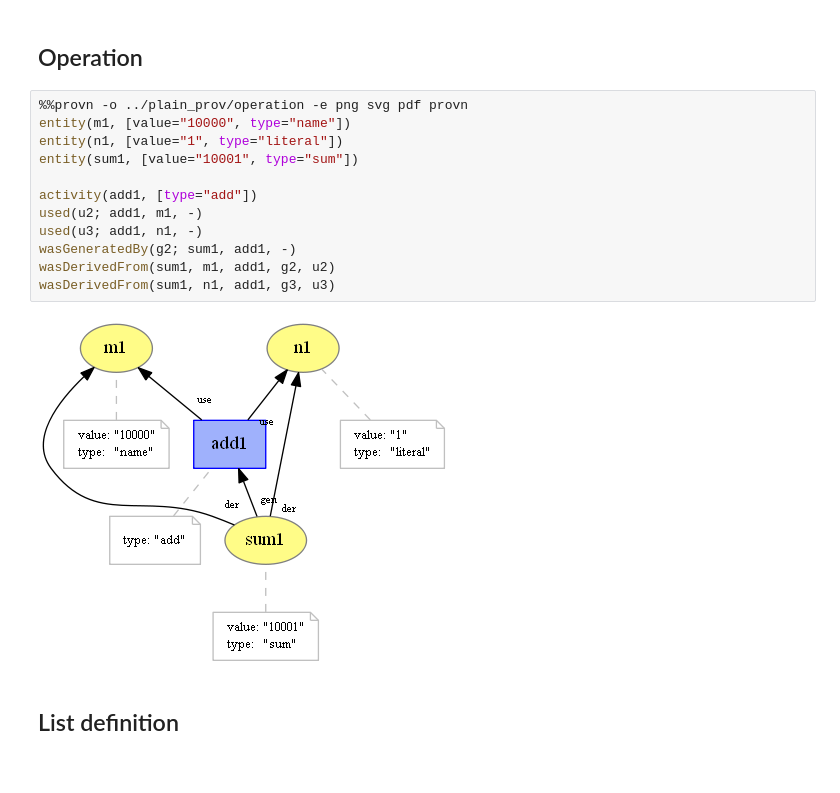
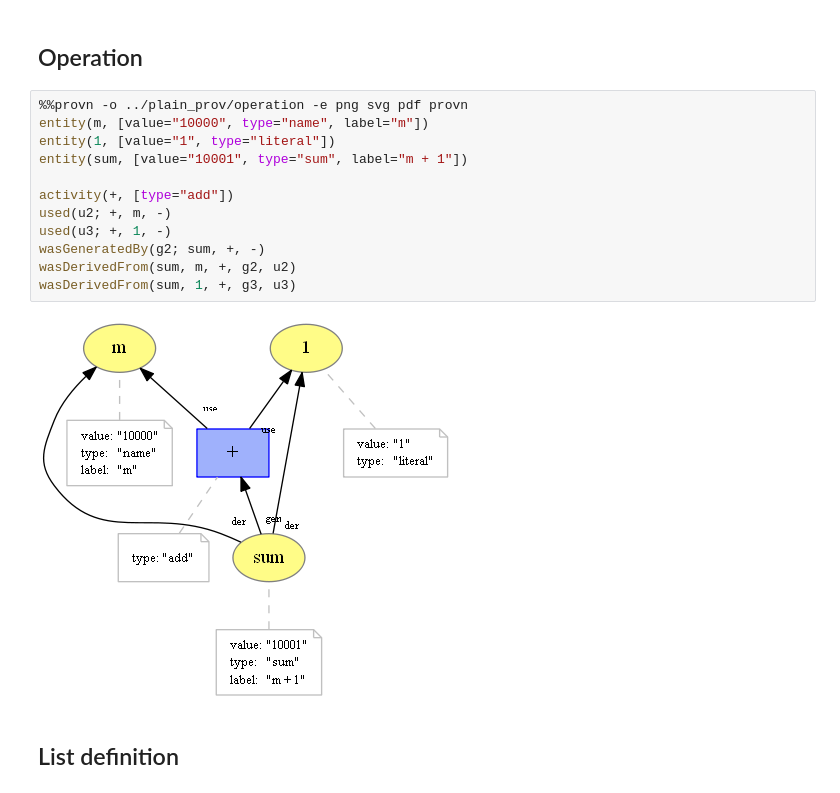
Before and after one commit to dew-uff/versioned-prov, a Jupyter notebook: notebooks/[PROV] Mapping.ipynb, the cells around one changed output. Cells and saved outputs as stored; diff of their text form.

```diff
--- a/notebooks/[PROV] Mapping.ipynb
+++ b/notebooks/[PROV] Mapping.ipynb
@@ -40,18 +40,18 @@ wasDerivedFrom(m1, n10000, assign1, g1, u1)
 ## Operation
 # %%
 %%provn -o ../plain_prov/operation -e png svg pdf provn
-entity(m1, [value="10000", type="name"])
-entity(n1, [value="1", type="literal"])
-entity(sum1, [value="10001", type="sum"])
+entity(m, [value="10000", type="name", label="m"])
+entity(1, [value="1", type="literal"])
+entity(sum, [value="10001", type="sum", label="m + 1"])
 
-activity(add1, [type="add"])
-used(u2; add1, m1, -)
-used(u3; add1, n1, -)
-wasGeneratedBy(g2; sum1, add1, -)
-wasDerivedFrom(sum1, m1, add1, g2, u2)
-wasDerivedFrom(sum1, n1, add1, g3, u3)
+activity(+, [type="add"])
+used(u2; +, m, -)
+used(u3; +, 1, -)
+wasGeneratedBy(g2; sum, +, -)
+wasDerivedFrom(sum, m, +, g2, u2)
+wasDerivedFrom(sum, 1, +, g3, u3)
 # %% [output]
-[figure, old version]
+[figure, new version]
 # %% [markdown]
 ## List definition
 # %%
```
Also changed, not shown: parts of 9 cells of this notebook, 51 other files.
